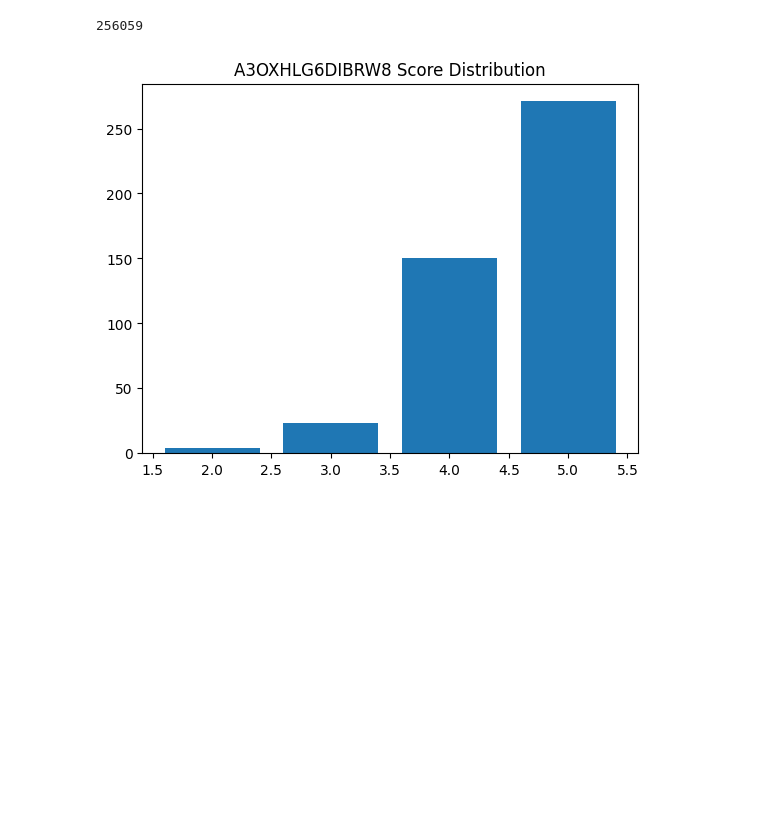
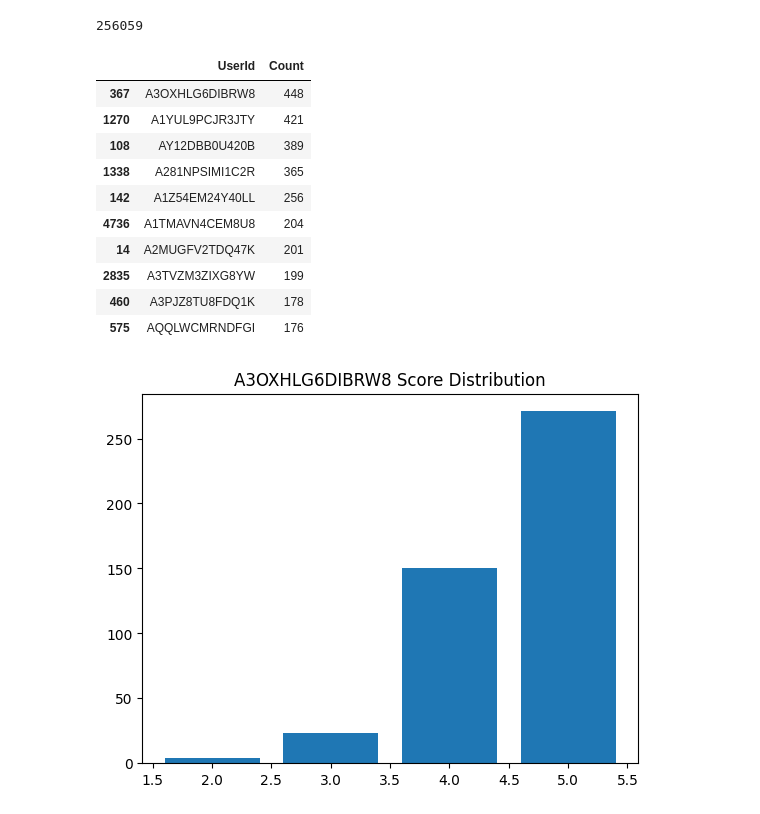
Before and after one commit to Cyrus-Kwan/Amazon-Sentiment-Analysis, a Jupyter notebook: src/explore/explore.ipynb, the cells around one changed output. Cells and saved outputs as stored; diff of their text form; code cells hidden in the pictures; blank space fills up the shorter version.

```diff
--- a/src/explore/explore.ipynb
+++ b/src/explore/explore.ipynb
@@ -142,7 +155,20 @@ len(user_map)
 # %%
 # Top 10 users with the most reviews
 user_count = pd.DataFrame(list(user_map.items()), columns=['UserId', 'Count'])
 top_user   = user_count.sort_values("Count", ascending=0).head(10)
+top_user
+# %% [output]
+|  | UserId | Count |
+| 367 | A3OXHLG6DIBRW8 | 448 |
+| 1270 | A1YUL9PCJR3JTY | 421 |
+| 108 | AY12DBB0U420B | 389 |
+| 1338 | A281NPSIMI1C2R | 365 |
+| 142 | A1Z54EM24Y40LL | 256 |
+| 4736 | A1TMAVN4CEM8U8 | 204 |
+| 14 | A2MUGFV2TDQ47K | 201 |
+| 2835 | A3TVZM3ZIXG8YW | 199 |
+| 460 | A3PJZ8TU8FDQ1K | 178 |
+| 575 | AQQLWCMRNDFGI | 176 |
 # %%
 # Plot each of the users and the distribution of their scores
 for user in top_user["UserId"]:
```
Also changed, not shown: parts of 1 cell of this notebook.
